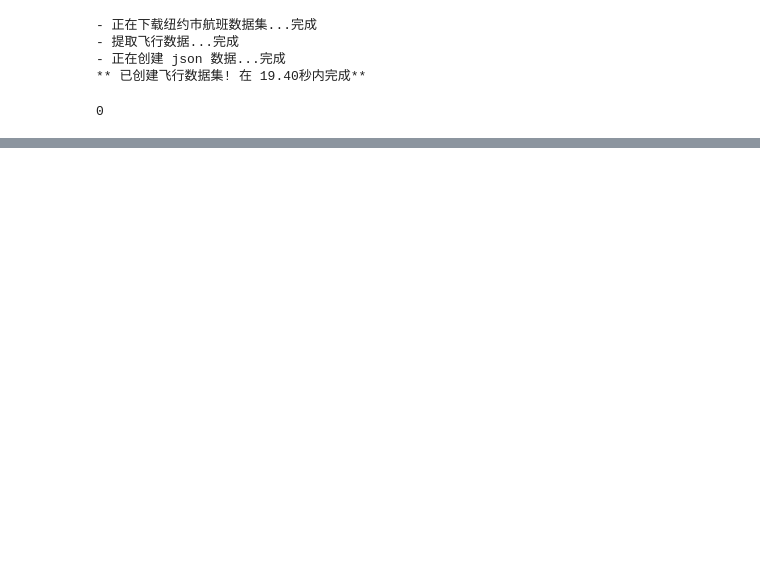
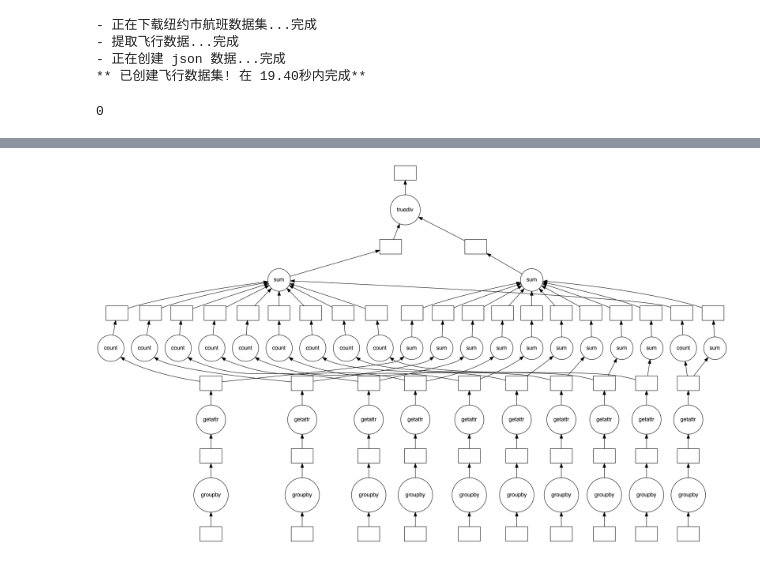
Before and after one commit to lxcao/oci-ai-ads, a Jupyter notebook: dask-tutorial.ipynb, the cells around one changed output, grey strips where cells are left out. Saved outputs shown, nothing was run; the diff lists cells and outputs as text; code cells hidden in the pictures; blank space fills up the shorter version.

Commit message:
dask chapter1

```diff
--- a/dask-tutorial.ipynb
+++ b/dask-tutorial.ipynb
@@ -142,6 +142,6 @@ Wall time: 10.1 s
 total.visualize()
 # %%
 import os
-tutorial_dir = os.getcwd()
+tutorial_dir = os.getcwd()+"/dask_tutorial_assets";
 print(tutorial_dir)
 # %% [output]
@@ -156,0 +170,4 @@ os.system("python "+tutorial_dir+"/dask_tutorial_assets/prep.py -d flights")
+# %%
+import pandas as pd
+df = pd.read_csv(os.path.join(tutorial_dir, 'data', 'nycflights', '1990.csv'))
+df.head()
@@ -156,0 +217,3 @@ os.system("python "+tutorial_dir+"/dask_tutorial_assets/prep.py -d flights")
+# %%
+from glob import glob
+filenames = sorted(glob(os.path.join(tutorial_dir, 'data', 'nycflights', '*.csv')))
@@ -156,0 +249,26 @@ os.system("python "+tutorial_dir+"/dask_tutorial_assets/prep.py -d flights")
+# %%
+%%time
+#并行
+sums = []
+counts = []
+for fn in filenames:
+    # 读取文件
+    df = delayed(pd.read_csv(fn))
+
+    # Groupby出发地机场
+    by_origin = delayed(df.groupby('Origin'))
+
+    # 所有始发航班延误的总和
+    total = delayed(by_origin.DepDelay.sum())
+
+    # 始发航班数
+    count = delayed(by_origin.DepDelay.count())
+
+    # 保存中间变量
+    sums.append(total)
+    counts.append(count)
+
+# 合并中间量以获得总的平均始发延迟
+total_delays = delayed(sum)(sums)
+n_flights = delayed(sum)(counts)
+mean = total_delays / n_flights
@@ -156,0 +293,4 @@ os.system("python "+tutorial_dir+"/dask_tutorial_assets/prep.py -d flights")
+# %%
+mean.visualize()
+# %% [output]
+[figure, added]
```
Also changed, not shown: parts of 11 cells of this notebook, 1 other file.
